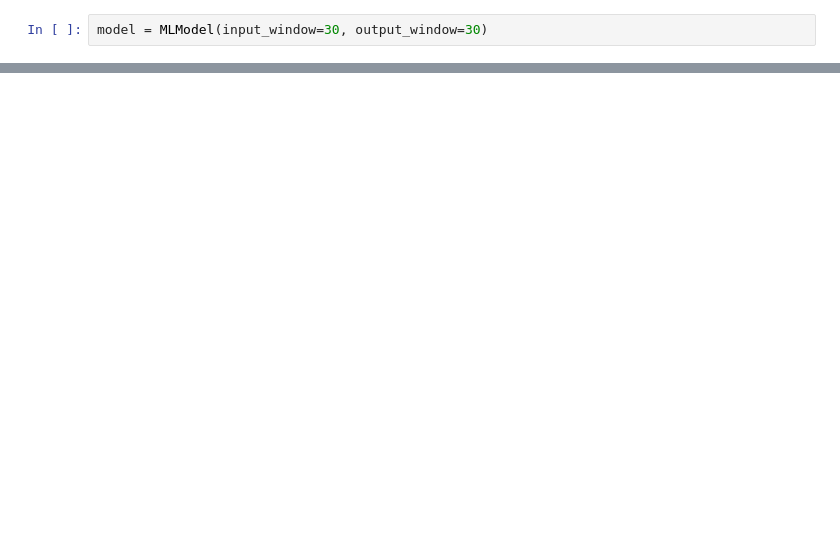
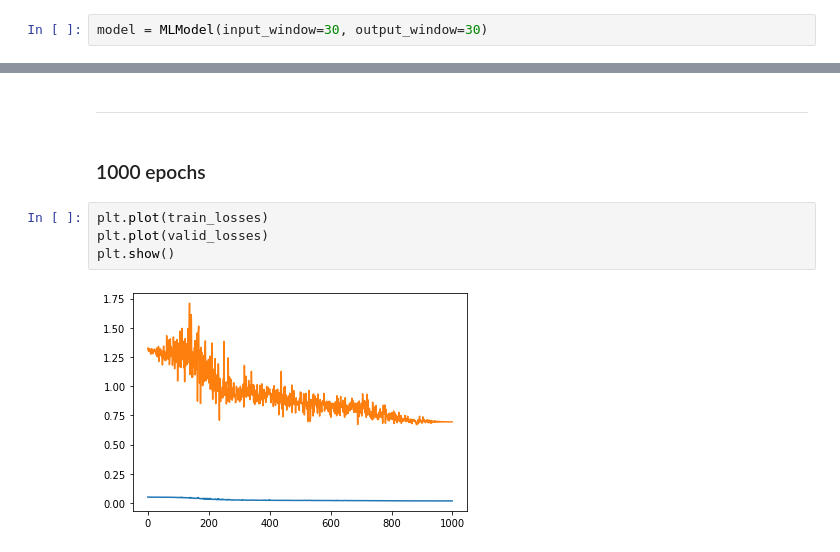
Before and after one commit to RohanM/covid-futures, a Jupyter notebook: notebooks/train-model.ipynb, the cells around one changed output, grey strips where cells are left out. Drawn from its saved outputs; the diff is of its cells as text; blank space fills up the shorter version.

```diff
--- a/notebooks/train-model.ipynb
+++ b/notebooks/train-model.ipynb
@@ -20,0 +78,10 @@ plt.show()
+# %% [markdown]
+----
+# %% [markdown]
+### 1000 epochs
+# %%
+plt.plot(train_losses)
+plt.plot(valid_losses)
+plt.show()
+# %% [output]
+[figure, added]
```
Also changed, not shown: parts of 28 cells of this notebook, 9 other files.
